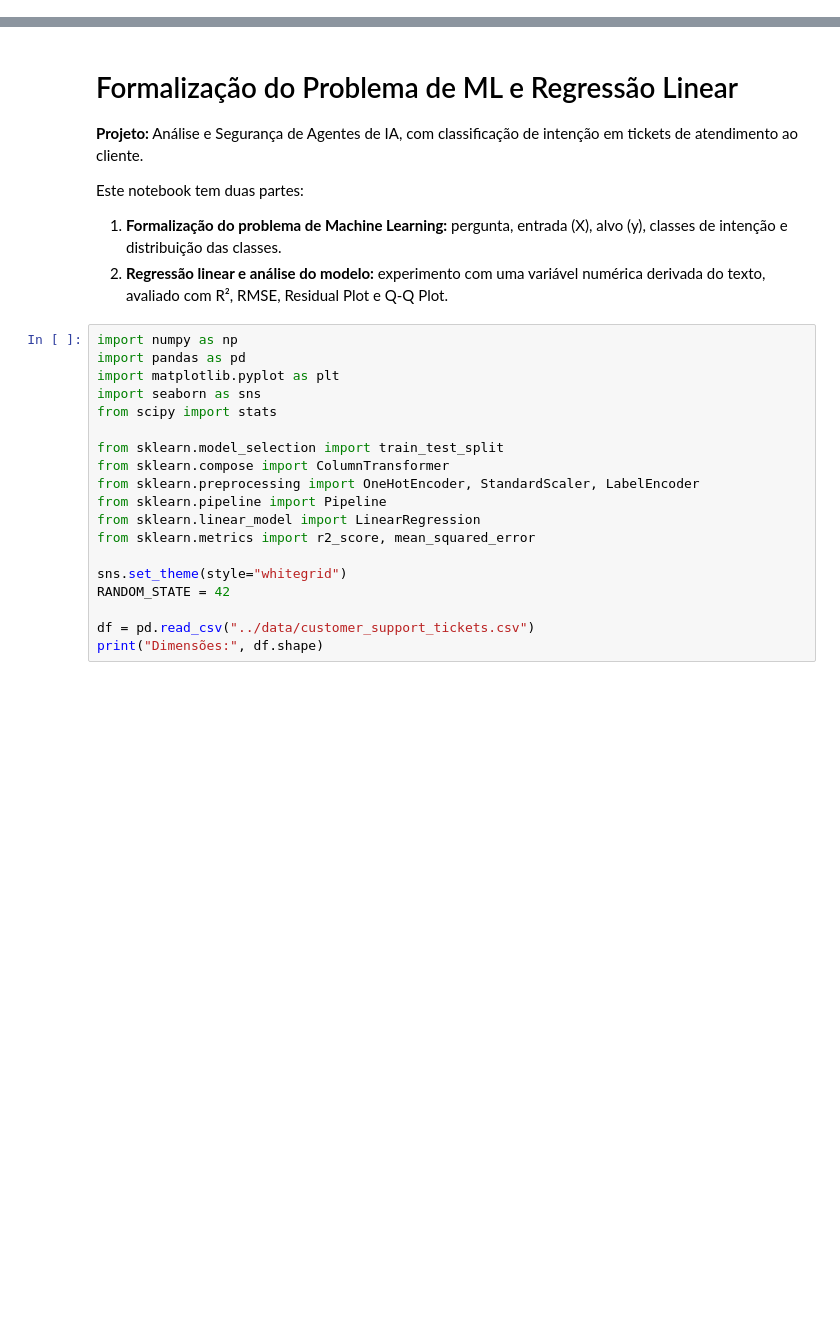
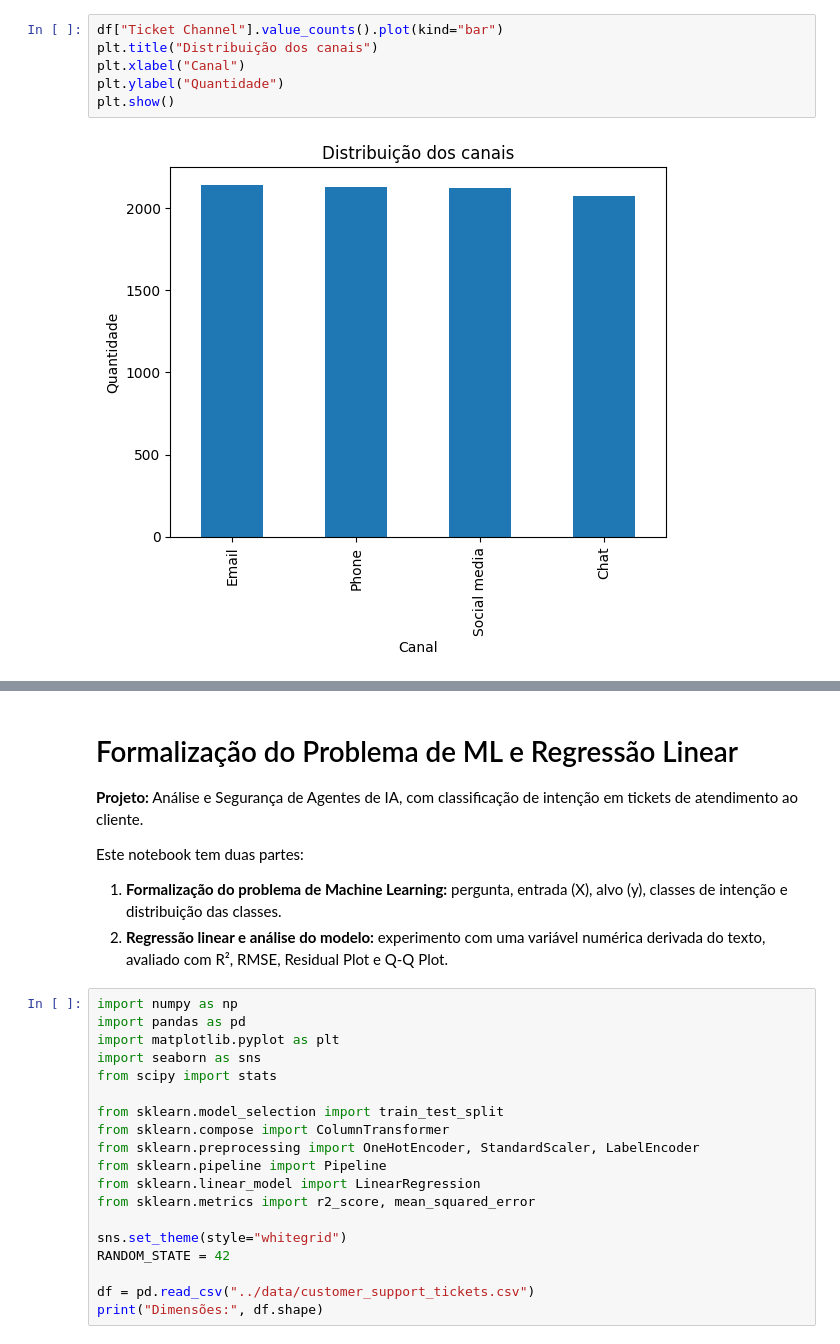
Before and after one commit to luizgabrielduarte/PB-Analise-e-Seguranca-de-Agentes-de-IA, a Jupyter notebook: eda/eda_TP3.ipynb, the cells around one changed output, grey strips where cells are left out. Saved outputs shown, nothing was run; the diff lists cells and outputs as text; blank space fills up the shorter version.

```diff
--- a/eda/eda_TP3.ipynb
+++ b/eda/eda_TP3.ipynb
@@ -0,0 +175,8 @@
+# %%
+df["Ticket Channel"].value_counts().plot(kind="bar")
+plt.title("Distribuição dos canais")
+plt.xlabel("Canal")
+plt.ylabel("Quantidade")
+plt.show()
+# %% [output]
+[figure, added]
```
Also changed, not shown: parts of 25 cells of this notebook, 10 other files.
